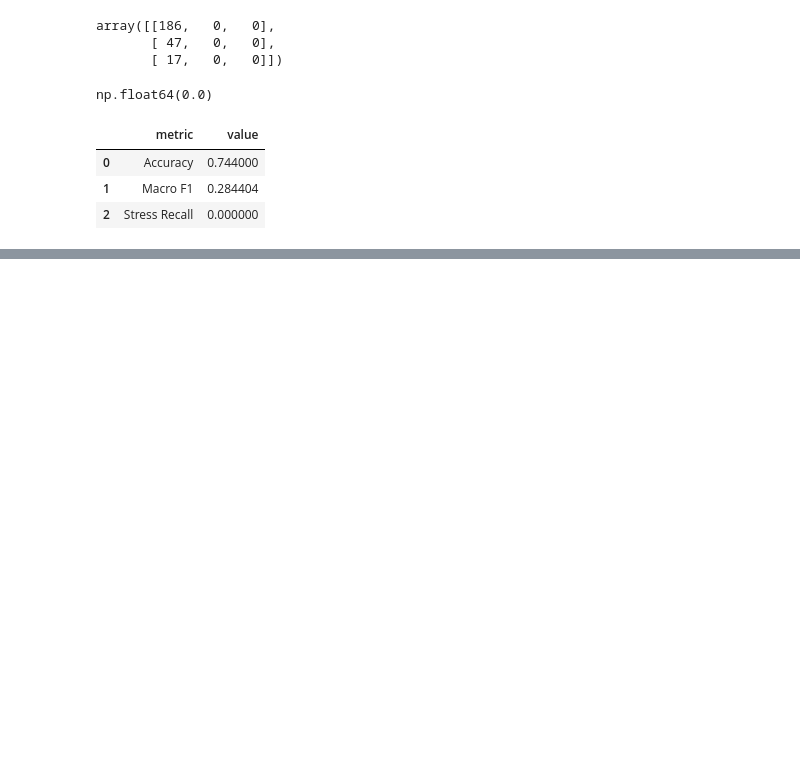
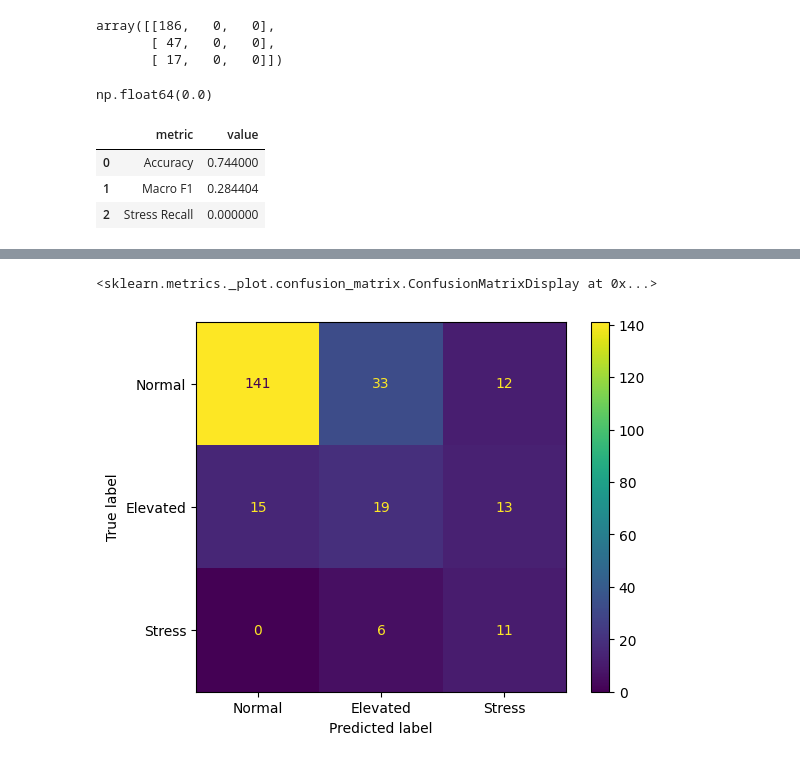
Before and after one commit to Lucie0124/Financial-Volatility-Forecasting, a Jupyter notebook: notebooks/05_regime_clssification.ipynb, the cells around one changed output, grey strips where cells are left out. Drawn from its saved outputs; the diff is of its cells as text; code cells hidden in the pictures; blank space fills up the shorter version.

Commit message:
add logistic regression for regime classification, only tested on 2025

```diff
--- a/notebooks/05_regime_clssification.ipynb
+++ b/notebooks/05_regime_clssification.ipynb
@@ -293,0 +300,16 @@ dummy_results
+# %%
+# Create the model
+
+logistic_model = Pipeline(
+    steps=[("scaler", StandardScaler()),
+           ("classifier", LogisticRegression(
+               class_weight="balanced",         # gives more importance to mistakes on the rarer Elevated and Stress classes
+               max_iter=1000,
+               random_state=42,
+           )
+        )
+    ]
+)
+# %%
+# fit the model
+logistic_model.fit(X_train, y_train_class["regime"])
@@ -293,0 +321,3 @@ dummy_results
+# %%
+# predictions : returns the final class label for each observation
+y_pred_logistic = logistic_model.predict(X_test)
@@ -293,0 +378,14 @@ dummy_results
+# %%
+logistic_confusion = confusion_matrix(
+    y_test_class,
+    y_pred_logistic,
+    labels=CLASS_LABELS,
+)
+
+ConfusionMatrixDisplay(
+    confusion_matrix=logistic_confusion,
+    display_labels=CLASS_LABELS,
+).plot()
+# %% [output]
+<sklearn.metrics._plot.confusion_matrix.ConfusionMatrixDisplay at 0x...>
+[figure, added]
```
Also changed, not shown: parts of 18 cells of this notebook.
